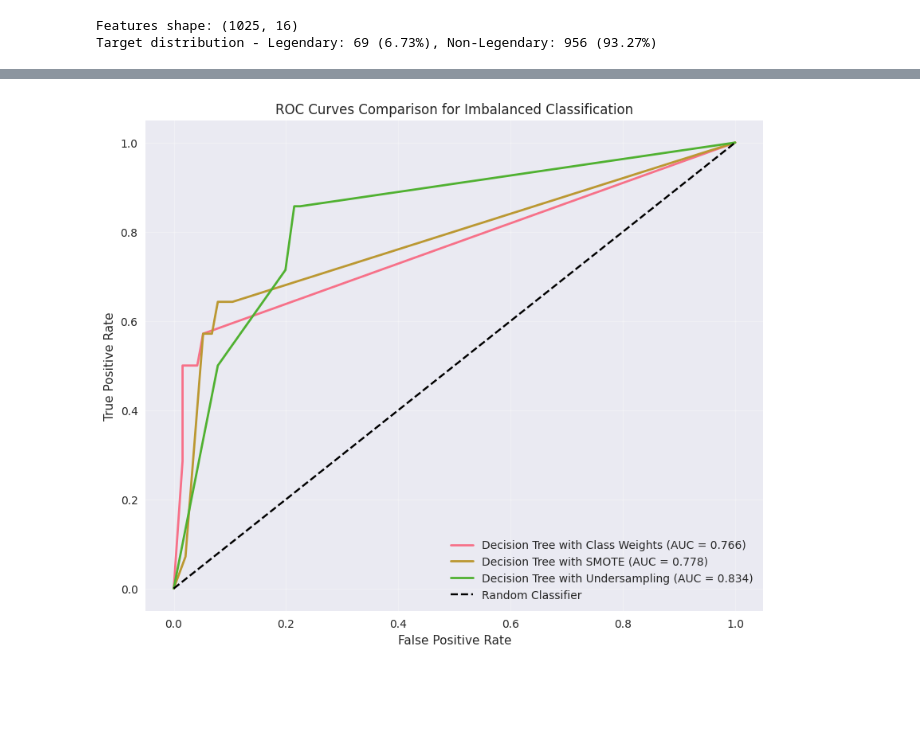
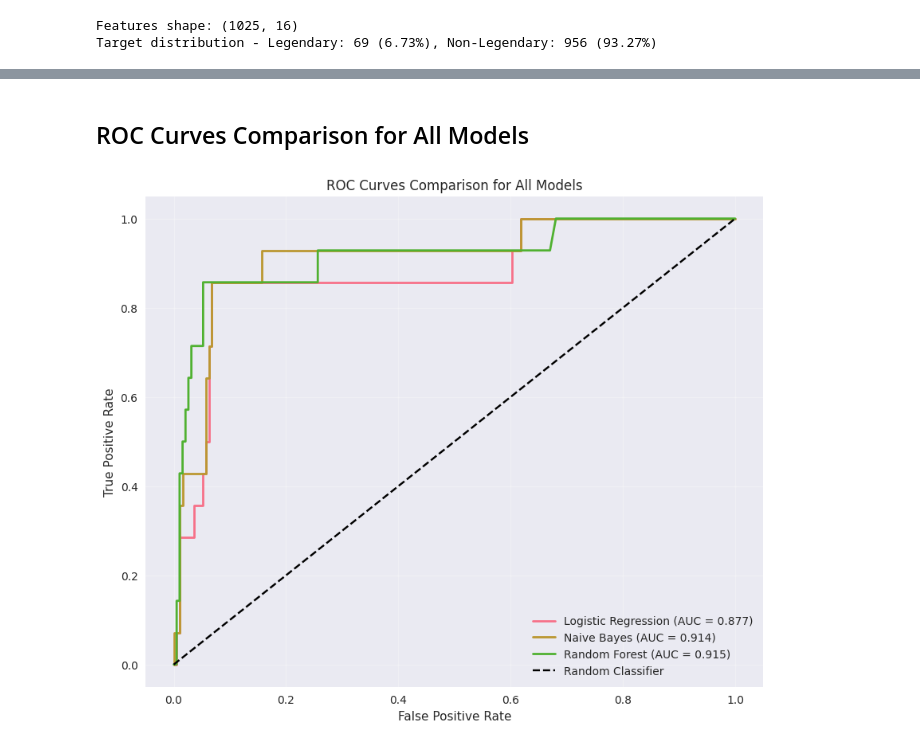
Before and after one commit to shravanasati/unown, a Jupyter notebook: model.ipynb, the cells around one changed output, grey strips where cells are left out. Saved outputs shown, nothing was run; the diff lists cells and outputs as text; code cells hidden in the pictures; blank space fills up the shorter version.

Commit message:
train more models

```diff
--- a/model.ipynb
+++ b/model.ipynb
@@ -301,0 +233,17 @@ speed: 0.002
+# %%
+# Naive Bayes model (no hyperparameter tuning needed)
+print("\n=== Naive Bayes with Cross-Validation ===")
+
+# For Naive Bayes, we'll use cross-validation to get average performance
+nb = GaussianNB()
+nb.fit(X_train, y_train)
+
+y_pred_nb = nb.predict(X_test)
+y_pred_proba_nb = nb.predict_proba(X_test)[:, 1]
+
+print(f"\nClassification Report:")
+print(classification_report(y_test, y_pred_nb))
+print(f"\nAUC-ROC Score: {roc_auc_score(y_test, y_pred_proba_nb):.3f}")
+
+print(f"\nConfusion Matrix:")
+print(confusion_matrix(y_test, y_pred_nb))
@@ -302,28 +330,30 @@ speed: 0.002
+# %% [markdown]
+## ROC Curves Comparison for All Models
 # %%
 # Plot ROC curves for all approaches
 plt.figure(figsize=(10, 8))
 
 # Calculate ROC curves
-fpr_weighted, tpr_weighted, _ = roc_curve(y_test, y_pred_proba_weighted)
-fpr_smote, tpr_smote, _ = roc_curve(y_test, y_pred_proba_smote)
-fpr_under, tpr_under, _ = roc_curve(y_test, y_pred_proba_under)
+fpr_lr, tpr_lr, _ = roc_curve(y_test, y_pred_proba_lr)
+fpr_nb, tpr_nb, _ = roc_curve(y_test, y_pred_proba_nb)
+fpr_rf, tpr_rf, _ = roc_curve(y_test, y_pred_proba_rf)
 
 # Plot ROC curves
-plt.plot(fpr_weighted, tpr_weighted, label=f'Decision Tree with Class Weights (AUC = {roc_auc_score(y_test, y_pred_proba_weighted):.3f})', linewidth=2)
-plt.plot(fpr_smote, tpr_smote, label=f'Decision Tree with SMOTE (AUC = {roc_auc_score(y_test, y_pred_proba_smote):.3f})', linewidth=2)
-plt.plot(fpr_under, tpr_under, label=f'Decision Tree with Undersampling (AUC = {roc_auc_score(y_test, y_pred_proba_under):.3f})', linewidth=2)
+plt.plot(fpr_lr, tpr_lr, label=f'Logistic Regression (AUC = {roc_auc_score(y_test, y_pred_proba_lr):.3f})', linewidth=2)
+plt.plot(fpr_nb, tpr_nb, label=f'Naive Bayes (AUC = {roc_auc_score(y_test, y_pred_proba_nb):.3f})', linewidth=2)
+plt.plot(fpr_rf, tpr_rf, label=f'Random Forest (AUC = {roc_auc_score(y_test, y_pred_proba_rf):.3f})', linewidth=2)
 
 # Plot diagonal line
 plt.plot([0, 1], [0, 1], 'k--', label='Random Classifier')
 
 plt.xlabel('False Positive Rate')
 plt.ylabel('True Positive Rate')
-plt.title('ROC Curves Comparison for Imbalanced Classification')
+plt.title('ROC Curves Comparison for All Models')
 plt.legend()
 plt.grid(True, alpha=0.3)
 plt.show()
 # %% [output]
-[figure, old version]
+[figure, new version]
 # %% [markdown]
 ## Summary and Conclusion
 
```
Also changed, not shown: parts of 13 cells of this notebook.
